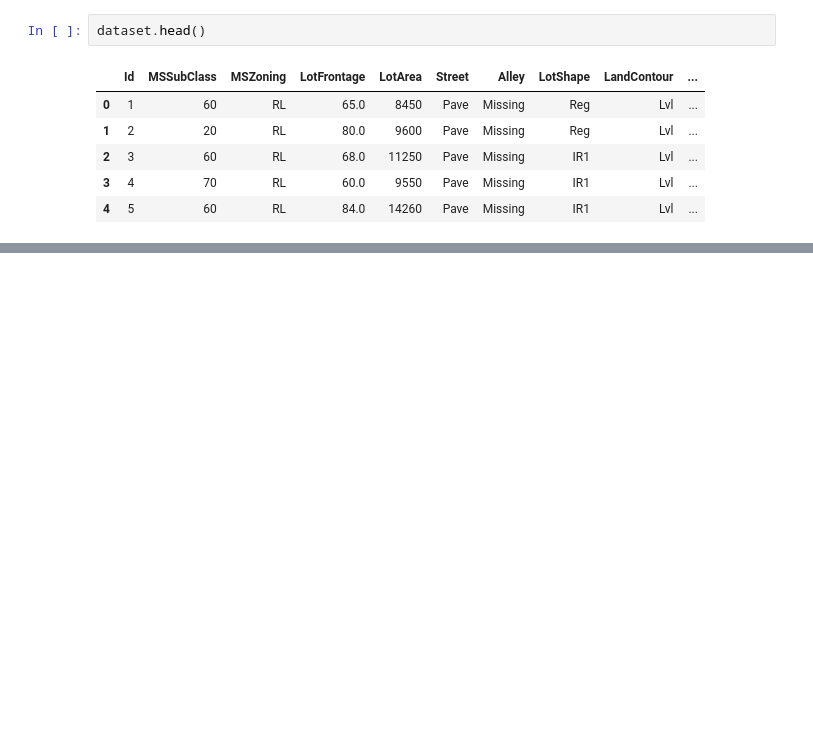
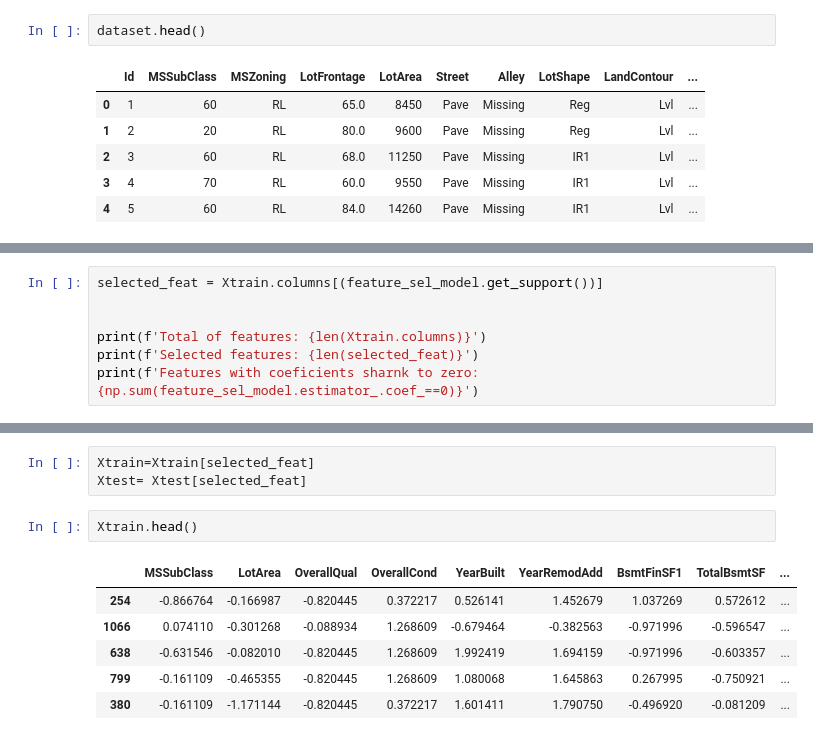
Before and after one commit to Di0g0PC/Machine-Learning-Algorithms--Tutorials, a Jupyter notebook: PREDICT_HOUSES_PRICES/HOUSES_PRICES.ipynb, the cells around one changed output, grey strips where cells are left out. Drawn from its saved outputs; the diff is of its cells as text; blank space fills up the shorter version.

```diff
--- a/PREDICT_HOUSES_PRICES/HOUSES_PRICES.ipynb
+++ b/PREDICT_HOUSES_PRICES/HOUSES_PRICES.ipynb
@@ -540,0 +731,7 @@ dataset.head()
+# %%
+selected_feat = Xtrain.columns[(feature_sel_model.get_support())]
+
+
+print(f'Total of features: {len(Xtrain.columns)}')
+print(f'Selected features: {len(selected_feat)}')
+print(f'Features with coeficients sharnk to zero: {np.sum(feature_sel_model.estimator_.coef_==0)}')
@@ -540,0 +754,12 @@ dataset.head()
+# %%
+Xtrain=Xtrain[selected_feat]
+Xtest= Xtest[selected_feat]
+# %%
+Xtrain.head()
+# %% [output]
+|  | MSSubClass | LotArea | OverallQual | OverallCond | YearBuilt | YearRemodAdd | BsmtFinSF1 | TotalBsmtSF | ... |
+| 254 | -0.866764 | -0.166987 | -0.820445 | 0.372217 | 0.526141 | 1.452679 | 1.037269 | 0.572612 | ... |
+| 1066 | 0.074110 | -0.301268 | -0.088934 | 1.268609 | -0.679464 | -0.382563 | -0.971996 | -0.596547 | ... |
+| 638 | -0.631546 | -0.082010 | -0.820445 | 1.268609 | 1.992419 | 1.694159 | -0.971996 | -0.603357 | ... |
+| 799 | -0.161109 | -0.465355 | -0.820445 | 1.268609 | 1.080068 | 1.645863 | 0.267995 | -0.750921 | ... |
+| 380 | -0.161109 | -1.171144 | -0.820445 | 0.372217 | 1.601411 | 1.790750 | -0.496920 | -0.081209 | ... |
```
Also changed, not shown: parts of 27 cells of this notebook.
